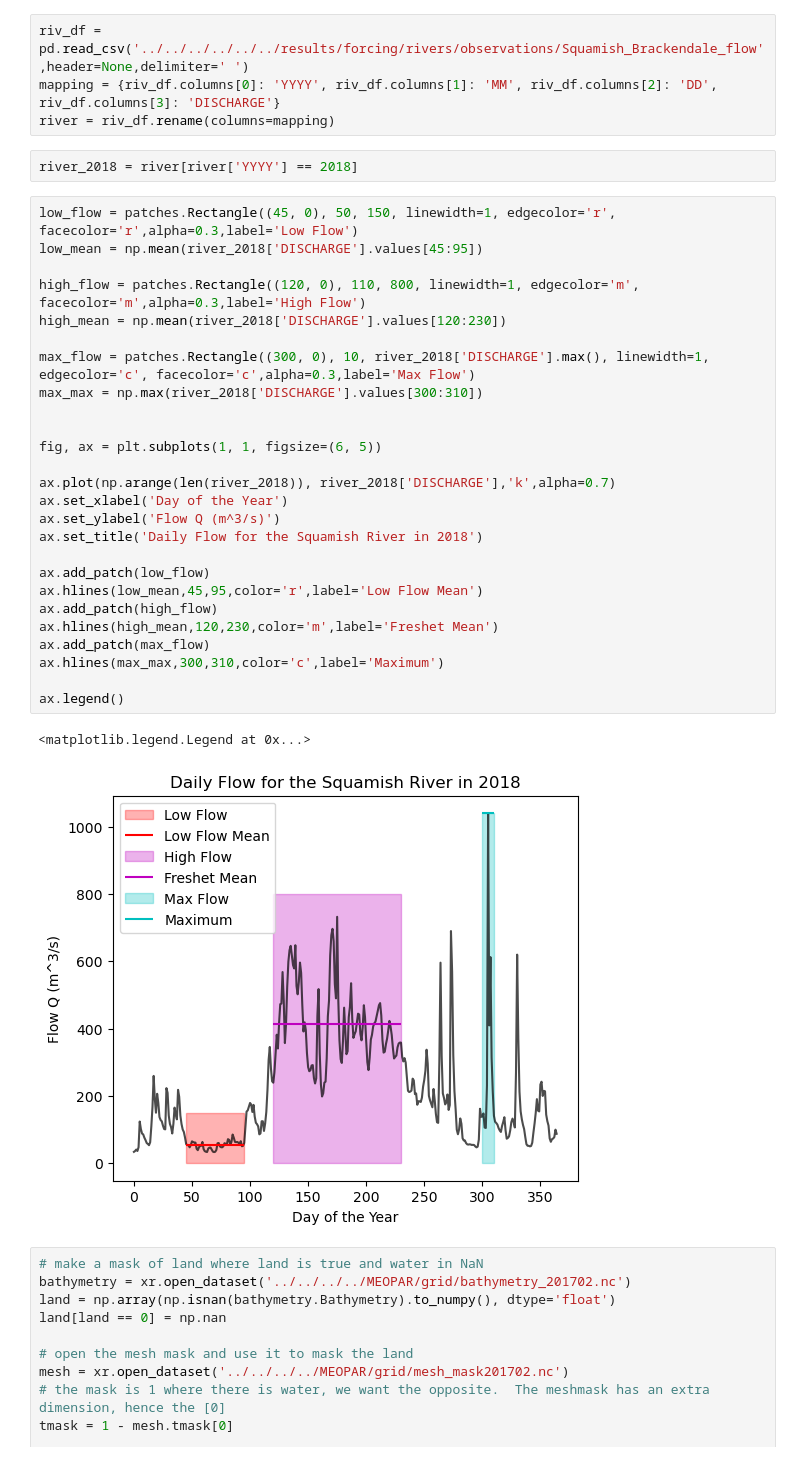
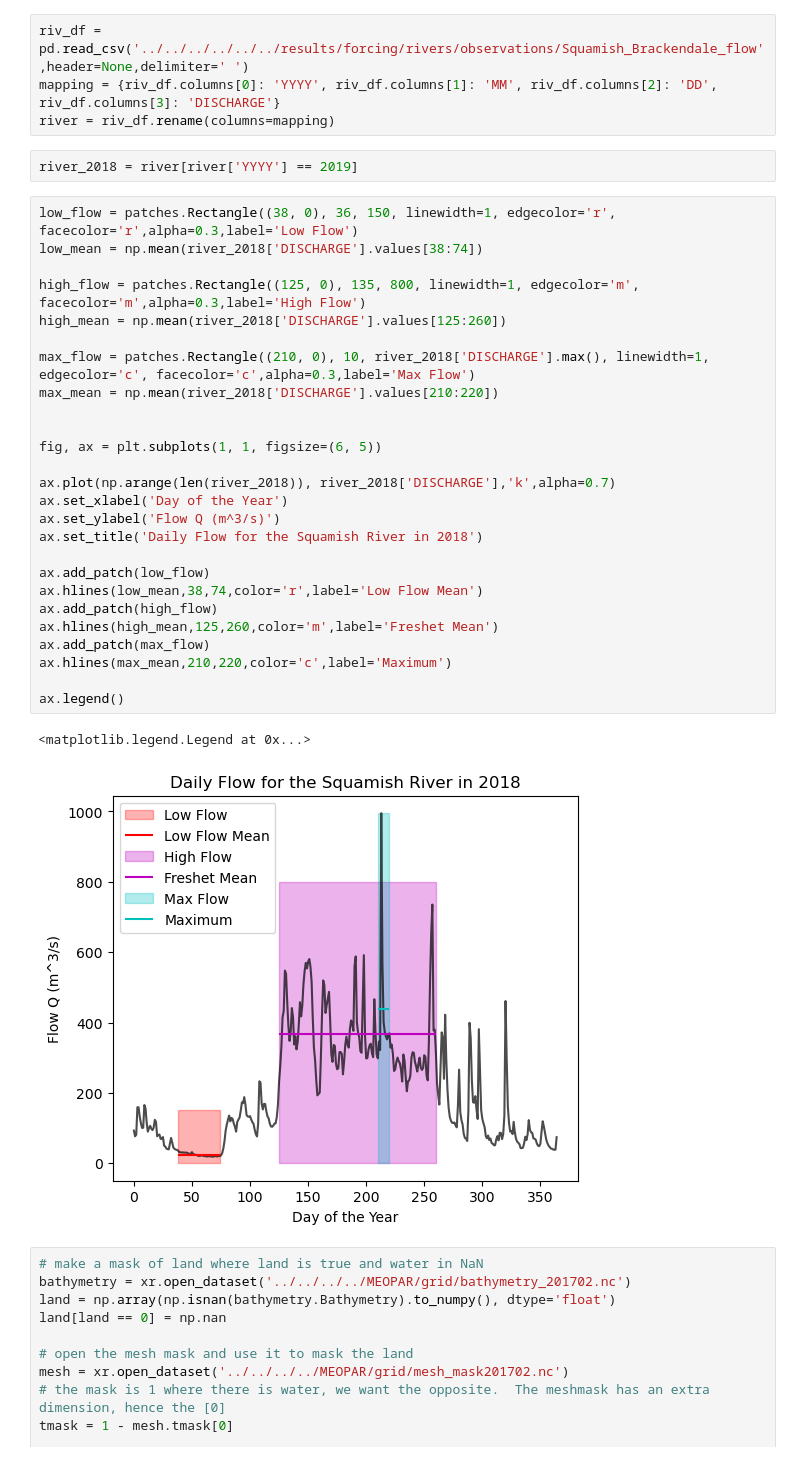
Before and after one commit to SalishSeaCast/analysis-cassidy, a Jupyter notebook: notebooks/civil541/squamish_estuary_2019_low_flow.ipynb, the cells around one changed output. Cells and saved outputs as stored; diff of their text form.

```diff
--- a/notebooks/civil541/squamish_estuary_2019_low_flow.ipynb
+++ b/notebooks/civil541/squamish_estuary_2019_low_flow.ipynb
@@ -12,36 +12,36 @@ riv_df = pd.read_csv('../../../../../../results/forcing/rivers/observations/Squa
 mapping = {riv_df.columns[0]: 'YYYY', riv_df.columns[1]: 'MM', riv_df.columns[2]: 'DD', riv_df.columns[3]: 'DISCHARGE'}
 river = riv_df.rename(columns=mapping)
 # %%
-river_2018 = river[river['YYYY'] == 2018]
+river_2018 = river[river['YYYY'] == 2019]
 # %%
-low_flow = patches.Rectangle((45, 0), 50, 150, linewidth=1, edgecolor='r', facecolor='r',alpha=0.3,label='Low Flow')
-low_mean = np.mean(river_2018['DISCHARGE'].values[45:95])
+low_flow = patches.Rectangle((38, 0), 36, 150, linewidth=1, edgecolor='r', facecolor='r',alpha=0.3,label='Low Flow')
+low_mean = np.mean(river_2018['DISCHARGE'].values[38:74])
 
-high_flow = patches.Rectangle((120, 0), 110, 800, linewidth=1, edgecolor='m', facecolor='m',alpha=0.3,label='High Flow')
-high_mean = np.mean(river_2018['DISCHARGE'].values[120:230])
+high_flow = patches.Rectangle((125, 0), 135, 800, linewidth=1, edgecolor='m', facecolor='m',alpha=0.3,label='High Flow')
+high_mean = np.mean(river_2018['DISCHARGE'].values[125:260])
 
-max_flow = patches.Rectangle((300, 0), 10, river_2018['DISCHARGE'].max(), linewidth=1, edgecolor='c', facecolor='c',alpha=0.3,label='Max Flow')
-max_max = np.max(river_2018['DISCHARGE'].values[300:310])
+max_flow = patches.Rectangle((210, 0), 10, river_2018['DISCHARGE'].max(), linewidth=1, edgecolor='c', facecolor='c',alpha=0.3,label='Max Flow')
+max_mean = np.mean(river_2018['DISCHARGE'].values[210:220])
 
 
 fig, ax = plt.subplots(1, 1, figsize=(6, 5))
 
 ax.plot(np.arange(len(river_2018)), river_2018['DISCHARGE'],'k',alpha=0.7)
 ax.set_xlabel('Day of the Year')
 ax.set_ylabel('Flow Q (m^3/s)')
 ax.set_title('Daily Flow for the Squamish River in 2018')
 
 ax.add_patch(low_flow)
-ax.hlines(low_mean,45,95,color='r',label='Low Flow Mean')
+ax.hlines(low_mean,38,74,color='r',label='Low Flow Mean')
 ax.add_patch(high_flow)
-ax.hlines(high_mean,120,230,color='m',label='Freshet Mean')
+ax.hlines(high_mean,125,260,color='m',label='Freshet Mean')
 ax.add_patch(max_flow)
-ax.hlines(max_max,300,310,color='c',label='Maximum')
+ax.hlines(max_mean,210,220,color='c',label='Maximum')
 
 ax.legend()
 # %% [output]
 <matplotlib.legend.Legend at 0x...>
-[figure, old version]
+[figure, new version]
 # %%
 # make a mask of land where land is true and water in NaN
 bathymetry = xr.open_dataset('../../../../MEOPAR/grid/bathymetry_201702.nc')
```
Also changed, not shown: parts of 5 cells of this notebook, 2 other files.
